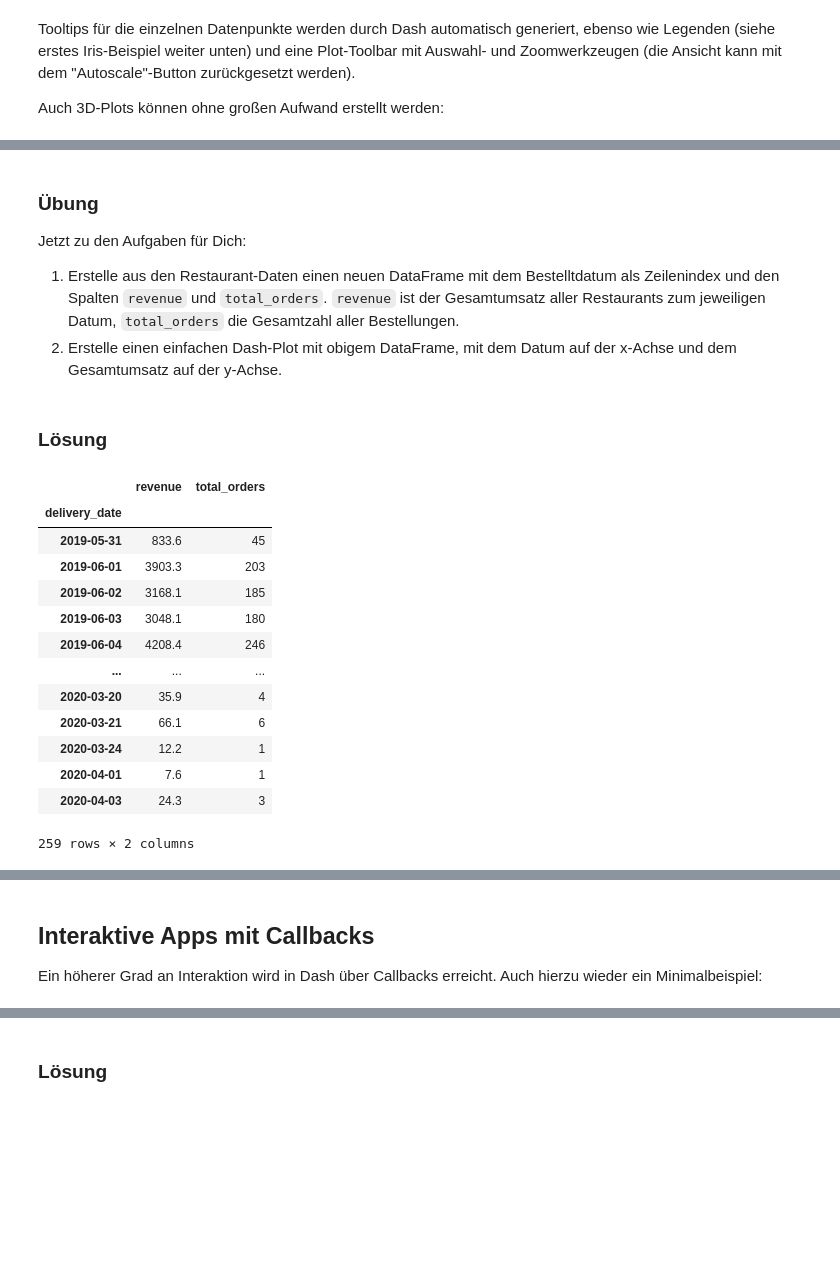
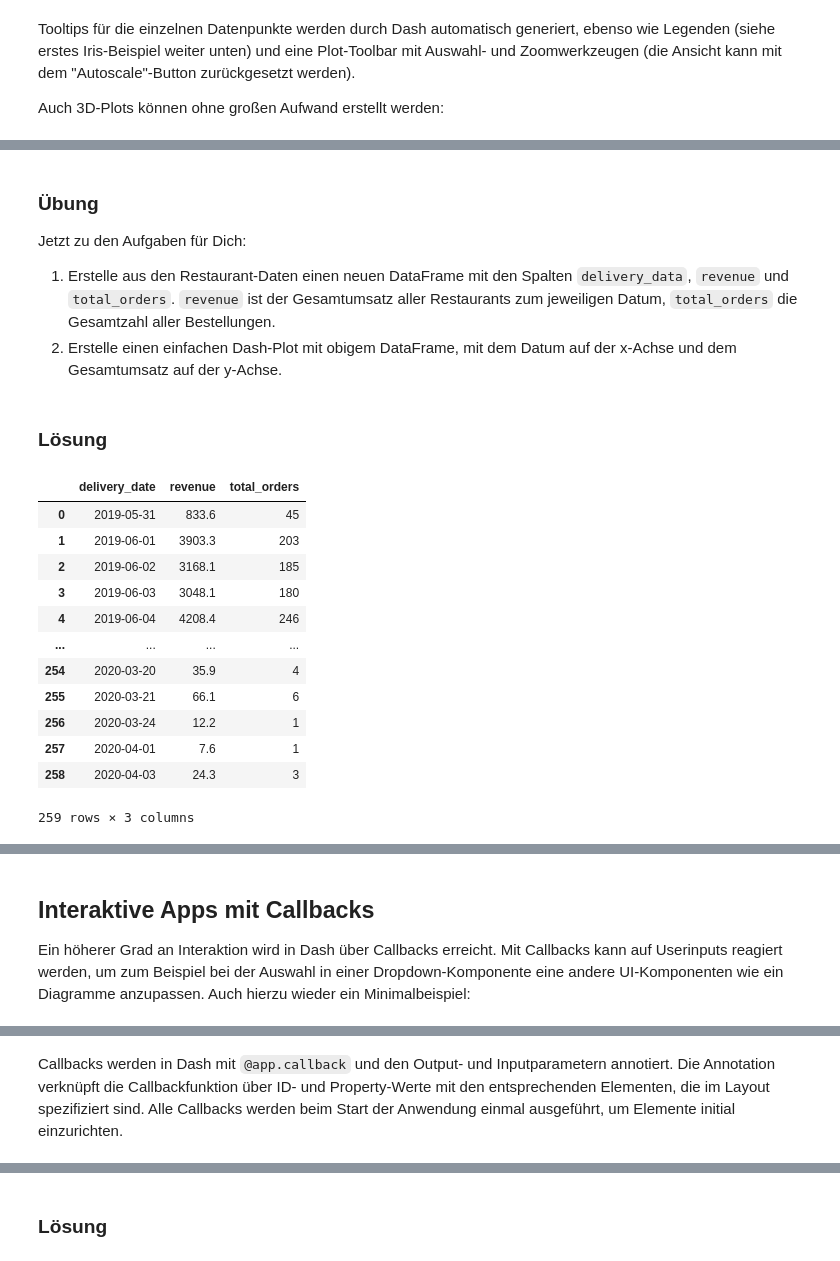
Before and after one commit to bettercodepaul/data-wrangling-workshop, a Jupyter notebook: dashBootstrapNotebook.ipynb, the cells around one changed output, grey strips where cells are left out. Saved outputs shown, nothing was run; the diff lists cells and outputs as text; code cells hidden in the pictures; blank space fills up the shorter version.

```diff
--- a/dashBootstrapNotebook.ipynb
+++ b/dashBootstrapNotebook.ipynb
@@ -157,7 +156,7 @@ app.run_server(mode='inline')
 
 Jetzt zu den Aufgaben für Dich:
 
-1.   Erstelle aus den Restaurant-Daten einen neuen DataFrame mit dem Bestelltdatum als Zeilenindex und den Spalten `revenue` und `total_orders`. `revenue` ist der Gesamtumsatz aller Restaurants zum jeweiligen Datum, `total_orders` die Gesamtzahl aller Bestellungen.
+1.   Erstelle aus den Restaurant-Daten einen neuen DataFrame mit den Spalten `delivery_data`, `revenue` und `total_orders`. `revenue` ist der Gesamtumsatz aller Restaurants zum jeweiligen Datum, `total_orders` die Gesamtzahl aller Bestellungen.
 2.    Erstelle einen einfachen Dash-Plot mit obigem DataFrame, mit dem Datum auf der x-Achse und dem Gesamtumsatz auf der y-Achse.
 # %%
 # Platz für Deine Übungen :)
@@ -165,23 +164,22 @@ Jetzt zu den Aufgaben für Dich:
 ### Lösung
 # %%
 # 1. DataFrame erstellen
-restaurant_df = orders[['delivery_date', 'grand_total']].groupby('delivery_date').agg(revenue=('grand_total', 'sum'), total_orders=('grand_total', 'count'))
+restaurant_df = orders[['delivery_date', 'grand_total']].groupby('delivery_date').agg(revenue=('grand_total', 'sum'), total_orders=('grand_total', 'count')).reset_index()
 restaurant_df
 # %% [output]
-|  | revenue | total_orders |
-| delivery_date |  |  |
-| 2019-05-31 | 833.6 | 45 |
-| 2019-06-01 | 3903.3 | 203 |
-| 2019-06-02 | 3168.1 | 185 |
-| 2019-06-03 | 3048.1 | 180 |
-| 2019-06-04 | 4208.4 | 246 |
-| ... | ... | ... |
-| 2020-03-20 | 35.9 | 4 |
-| 2020-03-21 | 66.1 | 6 |
-| 2020-03-24 | 12.2 | 1 |
-| 2020-04-01 | 7.6 | 1 |
-| 2020-04-03 | 24.3 | 3 |
+|  | delivery_date | revenue | total_orders |
+| 0 | 2019-05-31 | 833.6 | 45 |
+| 1 | 2019-06-01 | 3903.3 | 203 |
+| 2 | 2019-06-02 | 3168.1 | 185 |
+| 3 | 2019-06-03 | 3048.1 | 180 |
+| 4 | 2019-06-04 | 4208.4 | 246 |
+| ... | ... | ... | ... |
+| 254 | 2020-03-20 | 35.9 | 4 |
+| 255 | 2020-03-21 | 66.1 | 6 |
+| 256 | 2020-03-24 | 12.2 | 1 |
+| 257 | 2020-04-01 | 7.6 | 1 |
+| 258 | 2020-04-03 | 24.3 | 3 |
-259 rows × 2 columns
+259 rows × 3 columns
 # %%
 # 2. Dash-Plot erstellen
 app = JupyterDash(__name__, external_stylesheets=[dbc.themes.BOOTSTRAP])
@@ -200,7 +198,7 @@ app.run_server(mode='inline')
 [interactive output not drawn]
 # %% [markdown]
 ## Interaktive Apps mit Callbacks
-Ein höherer Grad an Interaktion wird in Dash über Callbacks erreicht. Auch hierzu wieder ein Minimalbeispiel:
+Ein höherer Grad an Interaktion wird in Dash über Callbacks erreicht. Mit Callbacks kann auf Userinputs reagiert werden, um zum Beispiel bei der Auswahl in einer Dropdown-Komponente eine andere UI-Komponenten wie ein Diagramme anzupassen. Auch hierzu wieder ein Minimalbeispiel:
 # %%
 app = JupyterDash(__name__, external_stylesheets=[dbc.themes.BOOTSTRAP])
 
@@ -237,3 +226,5 @@ def update_output_div(input_value):
 app.run_server(mode='inline')
 # %% [output]
 [interactive output not drawn]
+# %% [markdown]
+Callbacks werden in Dash mit `@app.callback` und den Output- und Inputparametern annotiert. Die Annotation verknüpft die Callbackfunktion über ID- und Property-Werte mit den entsprechenden Elementen, die im Layout spezifiziert sind. Alle Callbacks werden beim Start der Anwendung einmal ausgeführt, um Elemente initial einzurichten.
```
Also changed, not shown: parts of 40 cells of this notebook.
